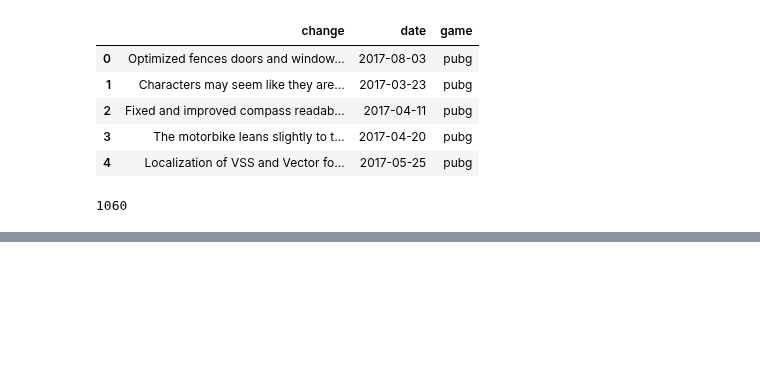
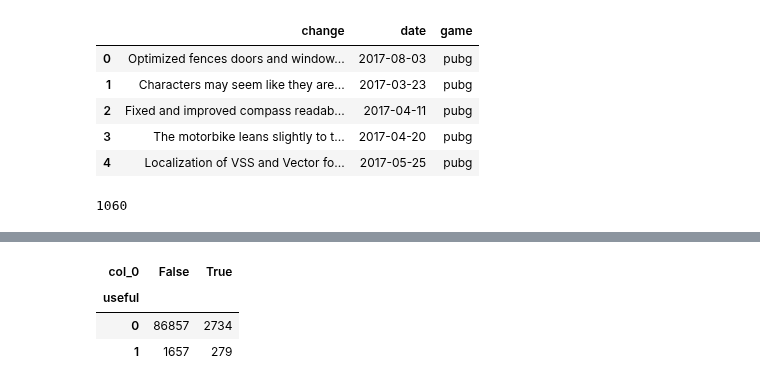
Before and after one commit to johink/Ambient, a Jupyter notebook: EDA+Modeling.ipynb, the cells around one changed output, grey strips where cells are left out. Cells and saved outputs as stored; diff of their text form; code cells hidden in the pictures; blank space fills up the shorter version.

```diff
--- a/EDA.ipynb
+++ b/EDA+Modeling.ipynb
@@ -407,0 +436,7 @@ len(df)
+# %%
+pd.crosstab(testdf.useful, mdl.predict(testdf) > .2)
+# %% [output]
+| col_0 | False | True |
+| useful |  |  |
+| 0 | 86857 | 2734 |
+| 1 | 1657 | 279 |
```
Also changed, not shown: parts of 15 cells of this notebook, 1 other file.
